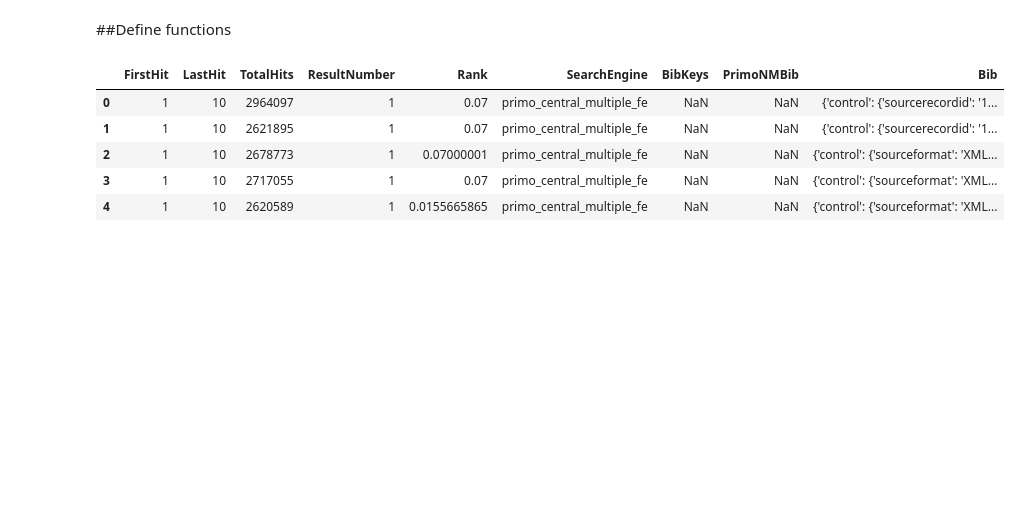
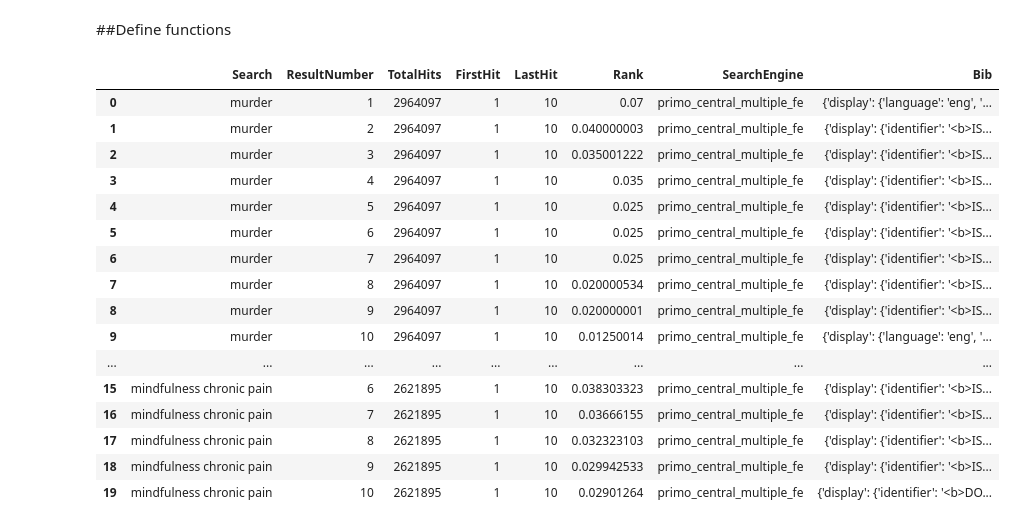
Before and after one commit to bulib/ScriptedPrimoSearchAssessmentTool, a Jupyter notebook: ScriptedPrimoSearchAssessmentTool.ipynb, the cells around one changed output. Saved outputs shown, nothing was run; the diff lists cells and outputs as text; code cells hidden in the pictures; blank space fills up the shorter version.

Commit message:
Updated to iterate over the entire result set

```diff
--- a/ScriptedPrimoSearchAssessmentTool.ipynb
+++ b/ScriptedPrimoSearchAssessmentTool.ipynb
@@ -51,7 +51,7 @@ def build_url(base_url,search_string):
 
 # parse_response
     # takes response (as json) from search, returns response_dict (dict of our responses)
-def parse_response(response):
+def parse_response(search,response):
     response_dict = {}
     # parse the response to return the data desired elements
     response = json.loads(response.decode('utf8'))
@@ -61,17 +61,23 @@ def parse_response(response):
     response = response['RESULT']
     response_dict['facet'] = response['FACETLIST']
     response_dict['docset'] = response['DOCSET']
-    doc = response_dict['docset']['DOC'][0]
-    return_dict = {}
-    return_dict['TotalHits'] = response['DOCSET']['@TOTALHITS']
-    return_dict['FirstHit'] = response['DOCSET']['@FIRSTHIT']
-    return_dict['LastHit'] = response['DOCSET']['@LASTHIT']
-    return_dict['Rank'] = doc['@RANK']
-    return_dict['SearchEngine'] = doc['@SEARCH_ENGINE']
-    return_dict['ResultNumber'] = doc['@NO']
-    return_dict['Bib'] = doc['PrimoNMBib']['record']
-
-    return(return_dict)
+    docs = response_dict['docset']['DOC']
+    ## define a dataframe to return the results
+    ret_columns = ['Search','ResultNumber','TotalHits','FirstHit','LastHit','Rank','SearchEngine','Bib']
+    df_return = pd.DataFrame(columns = ret_columns)
+    ## iterate through the results (normally 10) to populate a dictionary that will be added to the dataframe
+    for doc in docs:
+        doc_dict = {}
+        doc_dict['Search'] = search
+        doc_dict['ResultNumber'] = doc['@NO']
+        doc_dict['TotalHits'] = response['DOCSET']['@TOTALHITS']
+        doc_dict['FirstHit'] = response['DOCSET']['@FIRSTHIT']
+        doc_dict['LastHit'] = response['DOCSET']['@LASTHIT']
+        doc_dict['Rank'] = doc['@RANK']
+        doc_dict['SearchEngine'] = doc['@SEARCH_ENGINE']
+        doc_dict['Bib'] = doc['PrimoNMBib']['record']
+        df_return = df_return.append(doc_dict, ignore_index=True)
+    return(df_return)
 
 def get_value(response, key):
     # find or navigate response until the key is found
@@ -89,7 +95,7 @@ search_strings = open(f).read().splitlines()
 # Create a dataframe with
 # - column for search string
 # - column for response (returned from parse_response fuction)
-columns = ['FirstHit', 'LastHit', 'TotalHits','ResultNumber','Rank','SearchEngine','BibKeys','PrimoNMBib']
+columns = ['Search','ResultNumber','TotalHits','FirstHit','LastHit','Rank','SearchEngine','Bib']
 df = pd.DataFrame(columns = columns)
 
 
@@ -108,23 +114,31 @@ for search_string in search_strings:
 
     try:
         response_body = urlopen(request).read() # reads request into response_body var
-        d = parse_response(response_body)
+        d = parse_response(search_string,response_body)
         df = df.append(d, ignore_index=True)
-        # second dataframe?
-        #df_response = pd.DataFrame([[search_url, parse_response(response_body)]],columns = ['SearchStr', 'Response'])
-        #df = df.append(df_response, ignore_index = True)
     #prints errors
     except Exception as e:
         print(e)
 # %%
 # verify dataframe
-df.head()
+df.head(20)
 # %% [output]
-|  | FirstHit | LastHit | TotalHits | ResultNumber | Rank | SearchEngine | BibKeys | PrimoNMBib | Bib |
-| 0 | 1 | 10 | 2964097 | 1 | 0.07 | primo_central_multiple_fe | NaN | NaN | {'control': {'sourcerecordid': '1... |
-| 1 | 1 | 10 | 2621895 | 1 | 0.07 | primo_central_multiple_fe | NaN | NaN | {'control': {'sourcerecordid': '1... |
-| 2 | 1 | 10 | 2678773 | 1 | 0.07000001 | primo_central_multiple_fe | NaN | NaN | {'control': {'sourceformat': 'XML... |
-| 3 | 1 | 10 | 2717055 | 1 | 0.07 | primo_central_multiple_fe | NaN | NaN | {'control': {'sourceformat': 'XML... |
-| 4 | 1 | 10 | 2620589 | 1 | 0.0155665865 | primo_central_multiple_fe | NaN | NaN | {'control': {'sourceformat': 'XML... |
+|  | Search | ResultNumber | TotalHits | FirstHit | LastHit | Rank | SearchEngine | Bib |
+| 0 | murder | 1 | 2964097 | 1 | 10 | 0.07 | primo_central_multiple_fe | {'display': {'language': 'eng', '... |
+| 1 | murder | 2 | 2964097 | 1 | 10 | 0.040000003 | primo_central_multiple_fe | {'display': {'identifier': '<b>IS... |
+| 2 | murder | 3 | 2964097 | 1 | 10 | 0.035001222 | primo_central_multiple_fe | {'display': {'identifier': '<b>IS... |
+| 3 | murder | 4 | 2964097 | 1 | 10 | 0.035 | primo_central_multiple_fe | {'display': {'identifier': '<b>IS... |
+| 4 | murder | 5 | 2964097 | 1 | 10 | 0.025 | primo_central_multiple_fe | {'display': {'identifier': '<b>IS... |
+| 5 | murder | 6 | 2964097 | 1 | 10 | 0.025 | primo_central_multiple_fe | {'display': {'identifier': '<b>IS... |
+| 6 | murder | 7 | 2964097 | 1 | 10 | 0.025 | primo_central_multiple_fe | {'display': {'identifier': '<b>IS... |
+| 7 | murder | 8 | 2964097 | 1 | 10 | 0.020000534 | primo_central_multiple_fe | {'display': {'identifier': '<b>IS... |
+| 8 | murder | 9 | 2964097 | 1 | 10 | 0.020000001 | primo_central_multiple_fe | {'display': {'identifier': '<b>IS... |
+| 9 | murder | 10 | 2964097 | 1 | 10 | 0.01250014 | primo_central_multiple_fe | {'display': {'language': 'eng', '... |
+| ... | ... | ... | ... | ... | ... | ... | ... | ... |
+| 15 | mindfulness chronic pain | 6 | 2621895 | 1 | 10 | 0.038303323 | primo_central_multiple_fe | {'display': {'identifier': '<b>IS... |
+| 16 | mindfulness chronic pain | 7 | 2621895 | 1 | 10 | 0.03666155 | primo_central_multiple_fe | {'display': {'identifier': '<b>IS... |
+| 17 | mindfulness chronic pain | 8 | 2621895 | 1 | 10 | 0.032323103 | primo_central_multiple_fe | {'display': {'identifier': '<b>IS... |
+| 18 | mindfulness chronic pain | 9 | 2621895 | 1 | 10 | 0.029942533 | primo_central_multiple_fe | {'display': {'identifier': '<b>IS... |
+| 19 | mindfulness chronic pain | 10 | 2621895 | 1 | 10 | 0.02901264 | primo_central_multiple_fe | {'display': {'identifier': '<b>DO... |
 # %%
 for index,row in df.iterrows():
```
Also changed, not shown: parts of 1 cell of this notebook.
